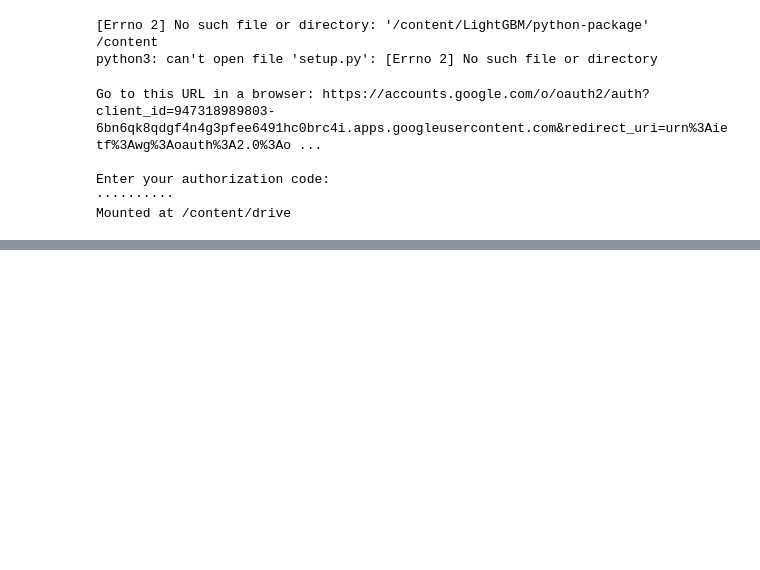
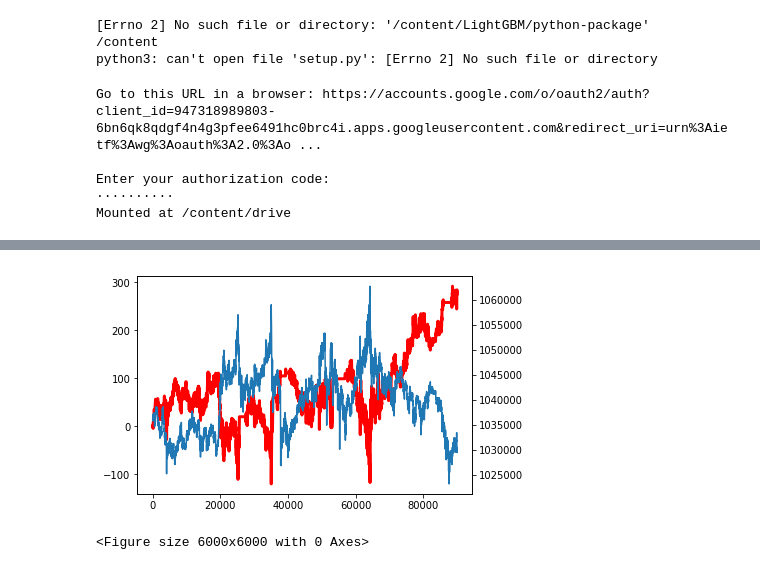
Before and after one commit to alunfes/flyer-bot, a Jupyter notebook: lightgbm_price.ipynb, the cells around one changed output, grey strips where cells are left out. Saved outputs shown, nothing was run; the diff lists cells and outputs as text; code cells hidden in the pictures; blank space fills up the shorter version.

```diff
--- a/lightgbm_price.ipynb
+++ b/lightgbm_price.ipynb
@@ -1344,22 +1445,27 @@ class LgbModel:
 
     @jit
     def train(self, train_x, train_y):
-        print('training data description')
-        print('train_x:',train_x.shape)
-        print('train_y:',train_y.shape)
+        #print('training data description')
+        #print('train_x:',train_x.shape)
+        #print('train_y:',train_y.shape)
         train = lgb.Dataset(train_x.values.astype(np.float32), train_y.values.astype(np.float32))
         lgbm_params = {
         'objective': 'multiclass',
         'num_class': 4,
+            'boosting': 'dart',
+            'tree_learner': 'data',
+            'learning_rate':0.05,
+            'num_iterations':200,
+#            'device':'gpu',
         }
         model = lgb.train(lgbm_params, train)
         return model
 
     @jit
     def train_params(self, train_x, train_y, params):
-        print('training data description')
-        print('train_x:',train_x.shape)
-        print('train_y:',train_y.shape)
+        #print('training data description')
+        #print('train_x:',train_x.shape)
+        #print('train_y:',train_y.shape)
         train = lgb.Dataset(train_x.values.astype(np.float32), train_y.values.astype(np.float32))
         model = lgb.train(params, train)
         return model
@@ -1397,6 +1503,14 @@ class LgbModel:
             return float(matched) / float(num)
         else:
             return 0
+
+    def calc_total_accuracy(self, predictions, test_y):
+        matched = 0
+        y = np.array(test_y)
+        for i in range(len(predictions)):
+            if predictions[i] == y[i]:
+                matched += 1
+        return float(matched) / float(len(predictions))
 # %%
 
 class OptuningAccuracy:
@@ -1542,0 +1681,13 @@ if len(test_yy) > 0:
+# %%
+sim = Sim()
+ac = SimAccount()
+ac = sim.sim_lgbmodel_opt(stdata,0,0,0, False, True, ac)
+print('total pl={},num trade={},win rate={}'.format(ac.total_pl,ac.num_trade,ac.win_rate))
+
+fig, ax1 = plt.subplots()
+plt.figure(figsize=(30,30),dpi=200)
+ax1.plot(ac.performance_total_pl_log,color='red',linewidth = 3.0,label='pl')
+ax2 = ax1.twinx()
+ax2.plot(list(stdata.price))
+plt.show()
+# %% [output]
@@ -1543,3 +1697,5 @@ if len(test_yy) > 0:
+[figure, added]
+<Figure size 6000x6000 with 0 Axes>
 # %%
 '''
 load model
```
Also changed, not shown: parts of 25 cells of this notebook, 7 other files.
